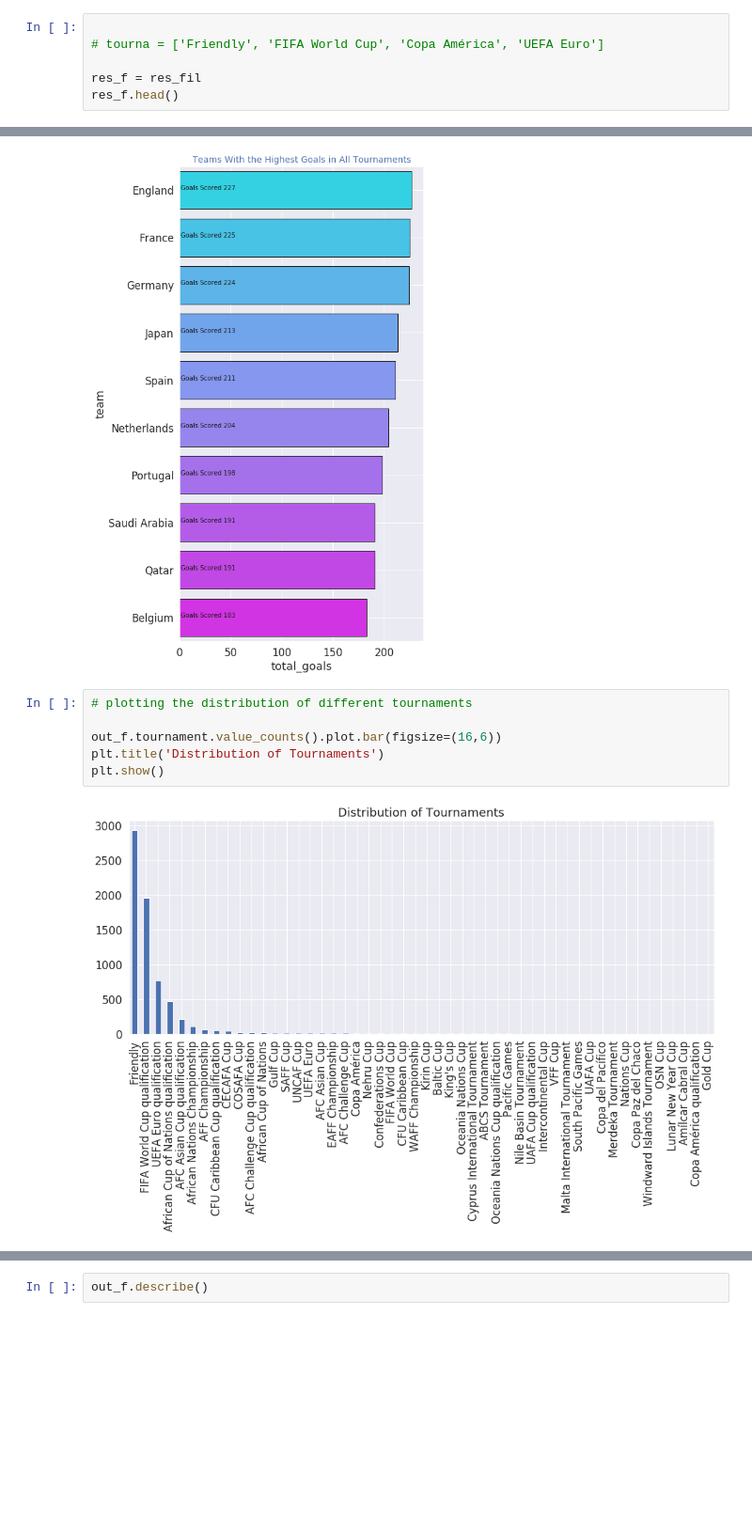
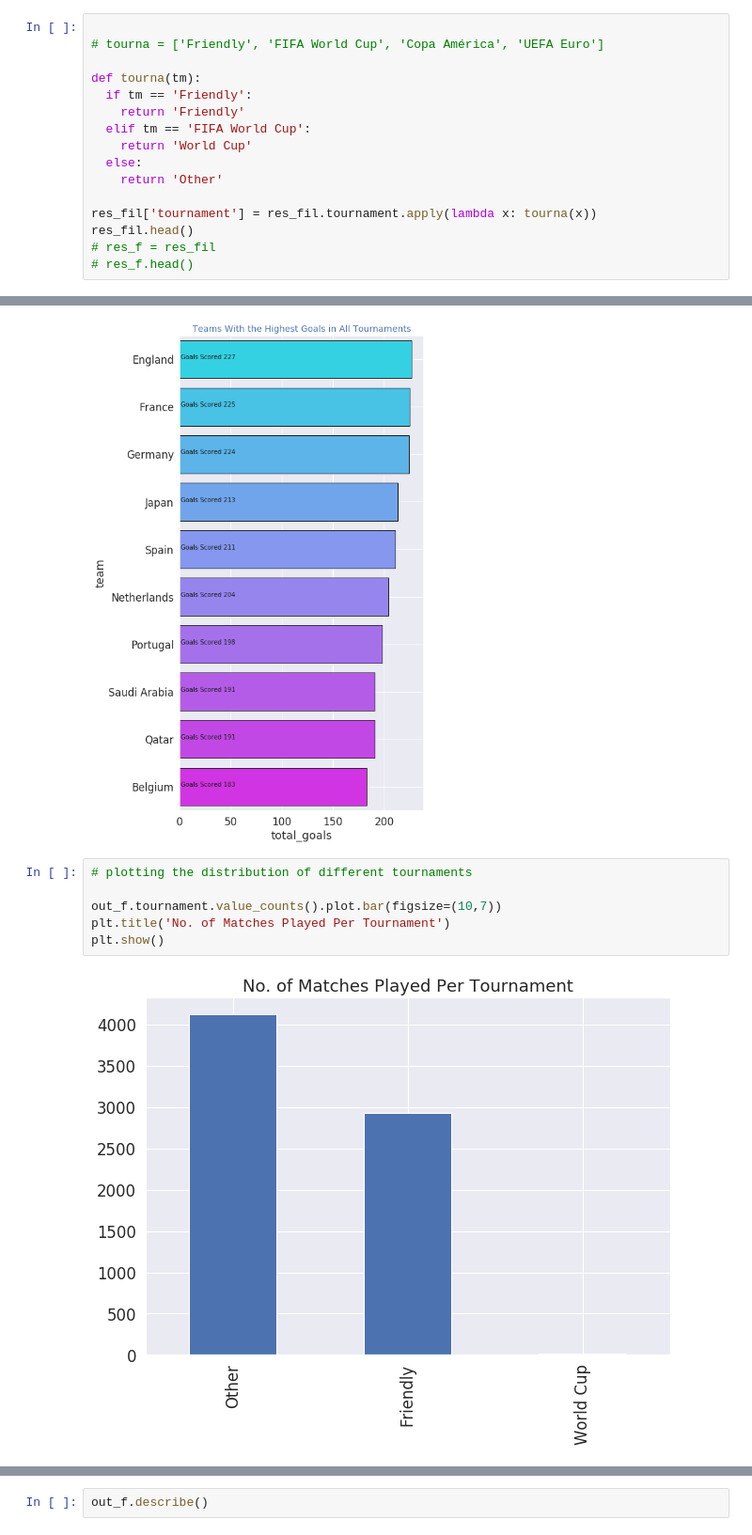
Before and after one commit to booorayan/Regression_fifa, a Jupyter notebook: Football_Match_Predictions.ipynb, the cells around one changed output, grey strips where cells are left out. Shown at 94% size. Drawn from its saved outputs; the diff is of its cells as text; blank space fills up the shorter version.

```diff
--- a/Football_Match_Predictions.ipynb
+++ b/Football_Match_Predictions.ipynb
@@ -325,8 +327,18 @@ array(['Friendly', 'British Championship', 'Copa Lipton', 'Copa Newton',
 
 # tourna = ['Friendly', 'FIFA World Cup', 'Copa América', 'UEFA Euro']
 
-res_f = res_fil
-res_f.head()
+def tourna(tm):
+  if tm == 'Friendly':
+    return 'Friendly'
+  elif tm == 'FIFA World Cup':
+    return 'World Cup'
+  else:
+    return 'Other'
+
+res_fil['tournament'] = res_fil.tournament.apply(lambda x: tourna(x))
+res_fil.head()
+# res_f = res_fil
+# res_f.head()
 # %% [output]
 |  | date | home_team | away_team | home_score | away_score | tournament | country | neutral |
 | 0 | 1872-11-30 | Scotland | England | 0 | 0 | Friendly | Scotland | False |
@@ -911,8 +942,8 @@ plt.show()
 # %%
 # plotting the distribution of different tournaments
 
-out_f.tournament.value_counts().plot.bar(figsize=(16,6))
-plt.title('Distribution of Tournaments')
+out_f.tournament.value_counts().plot.bar(figsize=(10,7))
+plt.title('No. of Matches Played Per Tournament')
 plt.show()
 # %% [output]
-[figure, old version]
+[figure, new version]
```
Also changed, not shown: parts of 53 cells of this notebook.
